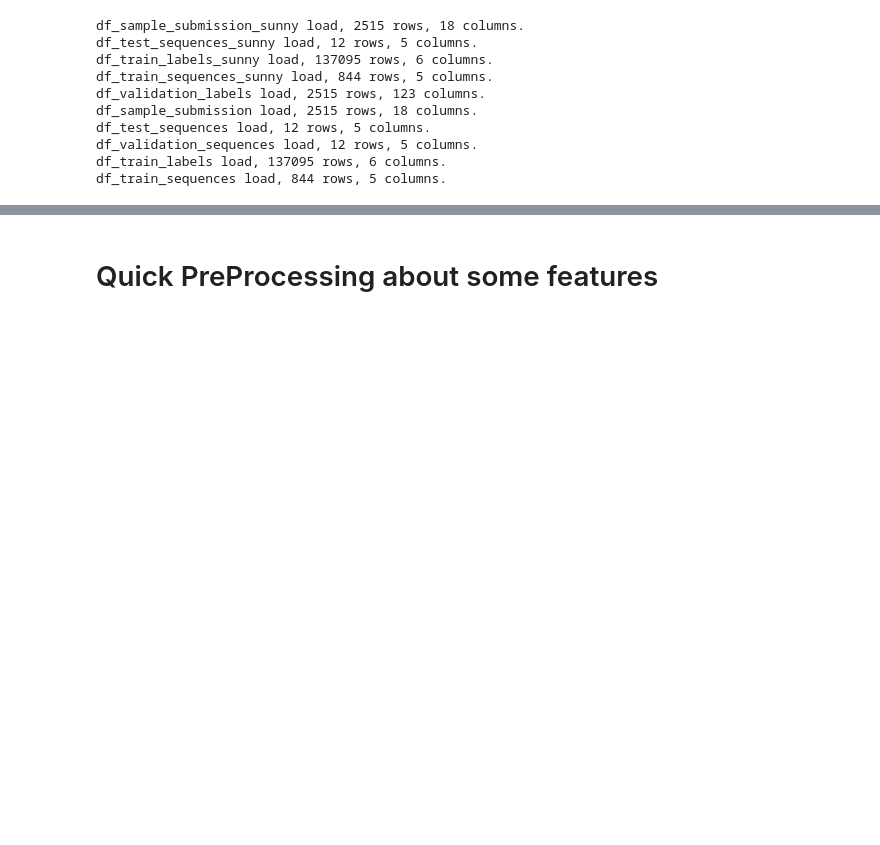
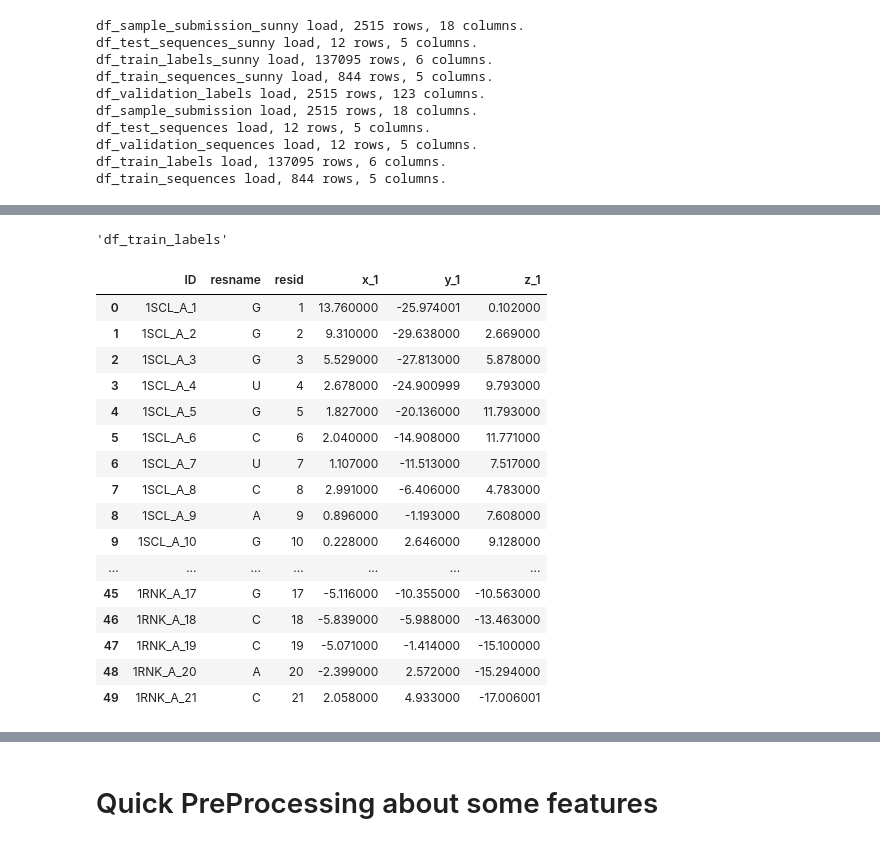
Before and after one commit to mailmezorro/kaggle_stanford_rna_3d_folding, a Jupyter notebook: EDA/RNA-3D-Folding-Understand-Data.ipynb, the cells around one changed output, grey strips where cells are left out. Drawn from its saved outputs; the diff is of its cells as text; code cells hidden in the pictures; blank space fills up the shorter version.

```diff
--- a/EDA/RNA-3D-Folding-Understand-Data.ipynb
+++ b/EDA/RNA-3D-Folding-Understand-Data.ipynb
@@ -290,0 +259,22 @@ display(df_train_sequences_sunny.head(100))
+# %%
+display('df_train_labels')
+display(df_train_labels.head(50))
+# %% [output]
+'df_train_labels'
+|  | ID | resname | resid | x_1 | y_1 | z_1 |
+| 0 | 1SCL_A_1 | G | 1 | 13.760000 | -25.974001 | 0.102000 |
+| 1 | 1SCL_A_2 | G | 2 | 9.310000 | -29.638000 | 2.669000 |
+| 2 | 1SCL_A_3 | G | 3 | 5.529000 | -27.813000 | 5.878000 |
+| 3 | 1SCL_A_4 | U | 4 | 2.678000 | -24.900999 | 9.793000 |
+| 4 | 1SCL_A_5 | G | 5 | 1.827000 | -20.136000 | 11.793000 |
+| 5 | 1SCL_A_6 | C | 6 | 2.040000 | -14.908000 | 11.771000 |
+| 6 | 1SCL_A_7 | U | 7 | 1.107000 | -11.513000 | 7.517000 |
+| 7 | 1SCL_A_8 | C | 8 | 2.991000 | -6.406000 | 4.783000 |
+| 8 | 1SCL_A_9 | A | 9 | 0.896000 | -1.193000 | 7.608000 |
+| 9 | 1SCL_A_10 | G | 10 | 0.228000 | 2.646000 | 9.128000 |
+| ... | ... | ... | ... | ... | ... | ... |
+| 45 | 1RNK_A_17 | G | 17 | -5.116000 | -10.355000 | -10.563000 |
+| 46 | 1RNK_A_18 | C | 18 | -5.839000 | -5.988000 | -13.463000 |
+| 47 | 1RNK_A_19 | C | 19 | -5.071000 | -1.414000 | -15.100000 |
+| 48 | 1RNK_A_20 | A | 20 | -2.399000 | 2.572000 | -15.294000 |
+| 49 | 1RNK_A_21 | C | 21 | 2.058000 | 4.933000 | -17.006001 |
```
Also changed, not shown: parts of 14 cells of this notebook.
